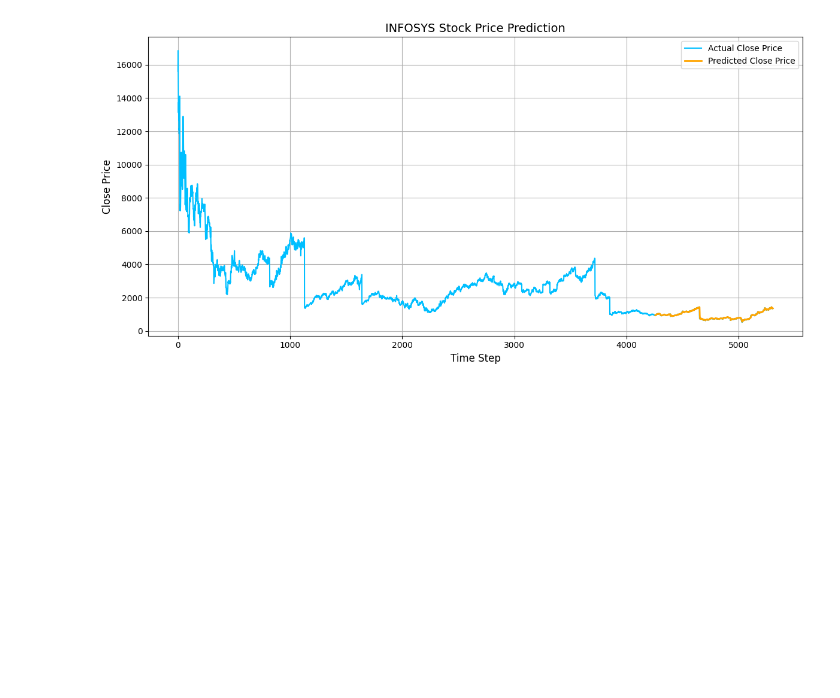
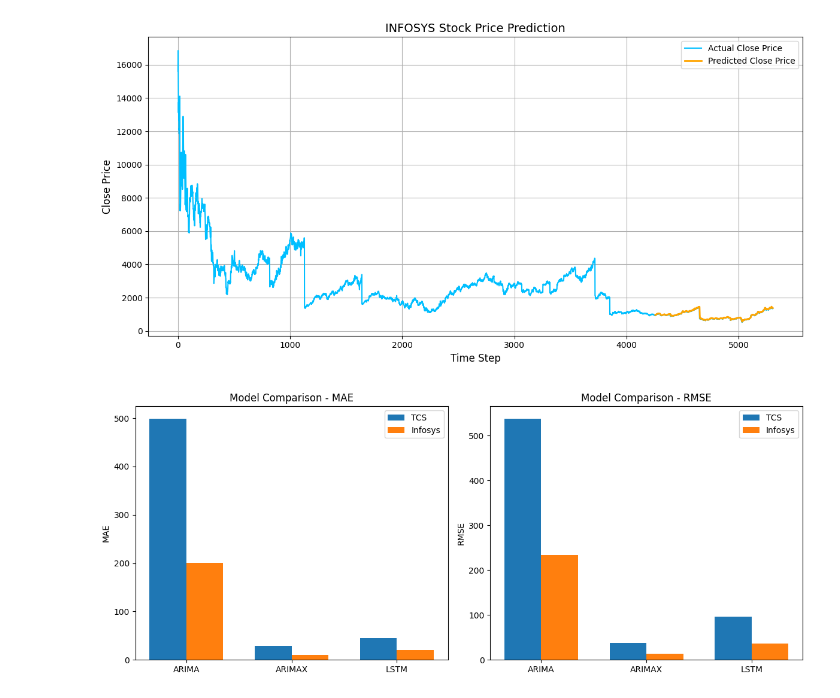
Before and after one commit to RameshKelavath/StockPricePrediction, a Jupyter notebook: Final_Stock_Price_Prediction_Project.ipynb, the cells around one changed output. Cells and saved outputs as stored; diff of their text form; code cells hidden in the pictures; blank space fills up the shorter version.

```diff
--- a/Final_Stock_Price_Prediction_Project.ipynb
+++ b/Final_Stock_Price_Prediction_Project.ipynb
@@ -1253,3 +1253,49 @@ plt.tight_layout()
 plt.show()
 # %% [output]
 [figure]
+# %%
+import matplotlib.pyplot as plt
+import numpy as np
+
+# Model evaluation metrics
+models = ['ARIMA', 'ARIMAX', 'LSTM']
+companies = ['TCS', 'Infosys']
+
+mae = {
+    'TCS': [499.54, 28.82, 45.45],
+    'Infosys': [201.01, 9.91, 19.80]
+}
+
+rmse = {
+    'TCS': [538.18, 38.32, 95.91],
+    'Infosys': [233.64, 13.82, 36.27]
+}
+# %%
+x = np.arange(len(models))
+width = 0.35  # width of the bars
+
+fig, axs = plt.subplots(1, 2, figsize=(12, 5))
+
+# MAE plot
+axs[0].bar(x - width/2, mae['TCS'], width, label='TCS')
+axs[0].bar(x + width/2, mae['Infosys'], width, label='Infosys')
+axs[0].set_title('Model Comparison - MAE')
+axs[0].set_xticks(x)
+axs[0].set_xticklabels(models)
+axs[0].set_ylabel('MAE')
+axs[0].legend()
+
+
+# RMSE plot
+axs[1].bar(x - width/2, rmse['TCS'], width, label='TCS')
+axs[1].bar(x + width/2, rmse['Infosys'], width, label='Infosys')
+axs[1].set_title('Model Comparison - RMSE')
+axs[1].set_xticks(x)
+axs[1].set_xticklabels(models)
+axs[1].set_ylabel('RMSE')
+axs[1].legend()
+
+plt.tight_layout()
+plt.show()
+# %% [output]
+[figure, added]
```
Also changed, not shown: parts of 11 cells of this notebook.
